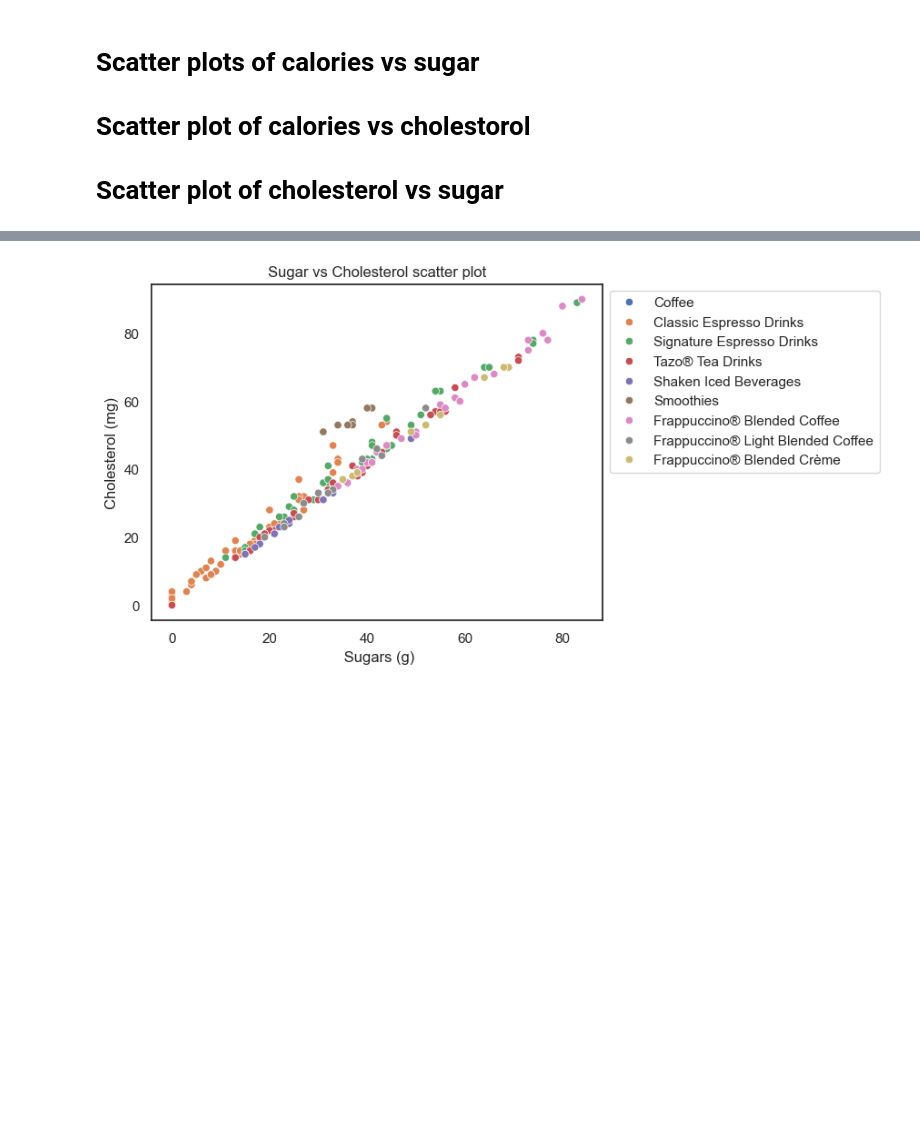
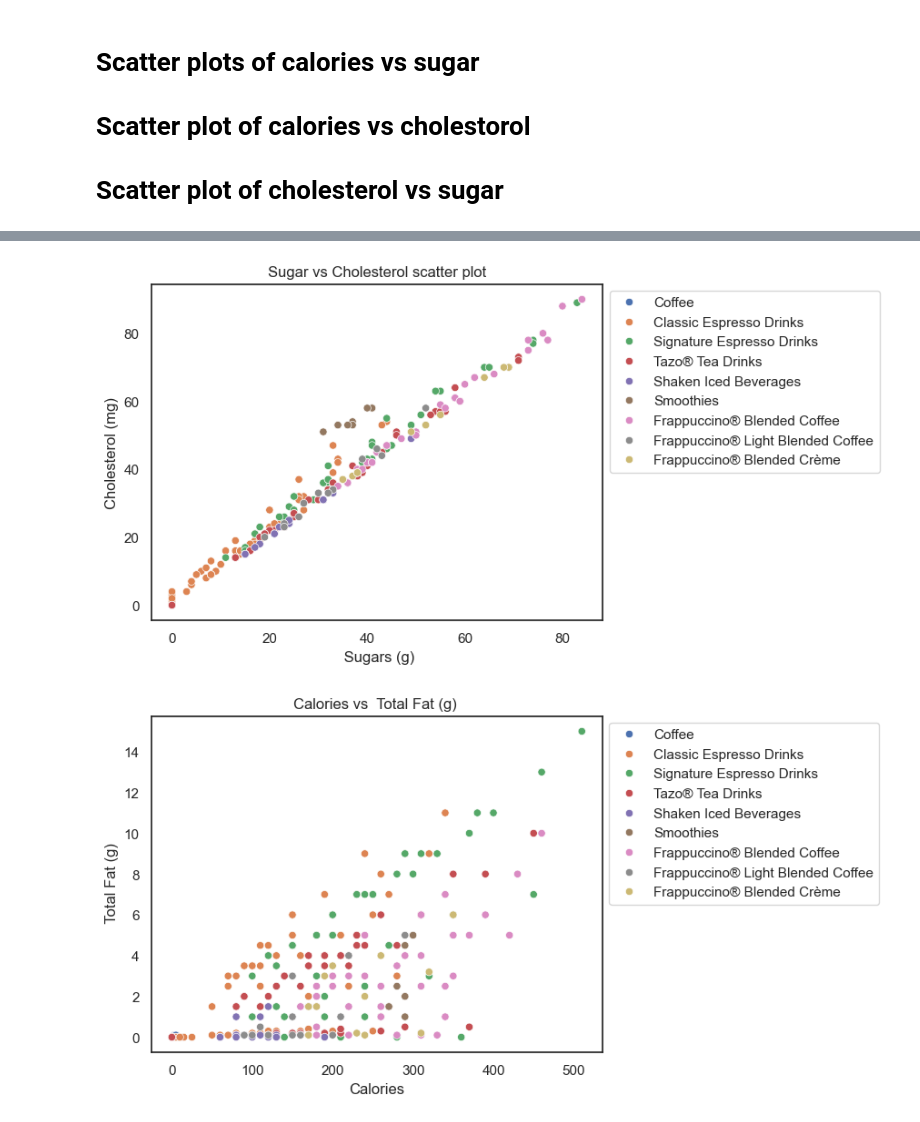
Before and after one commit to nihith-nath/Starbucks-Analysis, a Jupyter notebook: starbucks_analysis.ipynb, the cells around one changed output, grey strips where cells are left out. Cells and saved outputs as stored; diff of their text form; code cells hidden in the pictures; blank space fills up the shorter version.

```diff
--- a/starbucks_analysis.ipynb
+++ b/starbucks_analysis.ipynb
@@ -312,22 +312,29 @@ plt.show()
 # %%
 # Calories vs Sugars (g)
 v1= sb.scatterplot(data=drinks_df, x="Calories", y=" Sugars (g)", hue="Beverage_category")
 plt.title("Calories vs Sugars (g) scatter plot")
 plt.legend(loc='upper left', bbox_to_anchor=(1, 1))
 plt.show()
 # Calories vs Cholesterol
 v2= sb.scatterplot(data=drinks_df, x="Calories", y="Cholesterol (mg)", hue="Beverage_category")
 plt.title("Calories vs Cholesterol scatter plot")
 plt.legend(loc='upper left', bbox_to_anchor=(1, 1))
 plt.show()
 
 # Calories vs Cholesterol
 v2= sb.scatterplot(data=drinks_df, x=" Sugars (g)", y="Cholesterol (mg)", hue="Beverage_category")
 plt.title("Sugar vs Cholesterol scatter plot")
 plt.legend(loc='upper left', bbox_to_anchor=(1, 1))
 plt.show()
+
+# Calories vs Fat
+v3= sb.scatterplot(data=drinks_df, x="Calories", y=" Total Fat (g)", hue="Beverage_category")
+plt.title("Calories vs  Total Fat (g) ")
+plt.legend(loc='upper left', bbox_to_anchor=(1, 1))
+plt.show()
 # %% [output]
 [figure]
 [figure]
 [figure]
+[figure, added]
 # %%
```
Also changed, not shown: parts of 1 cell of this notebook.
